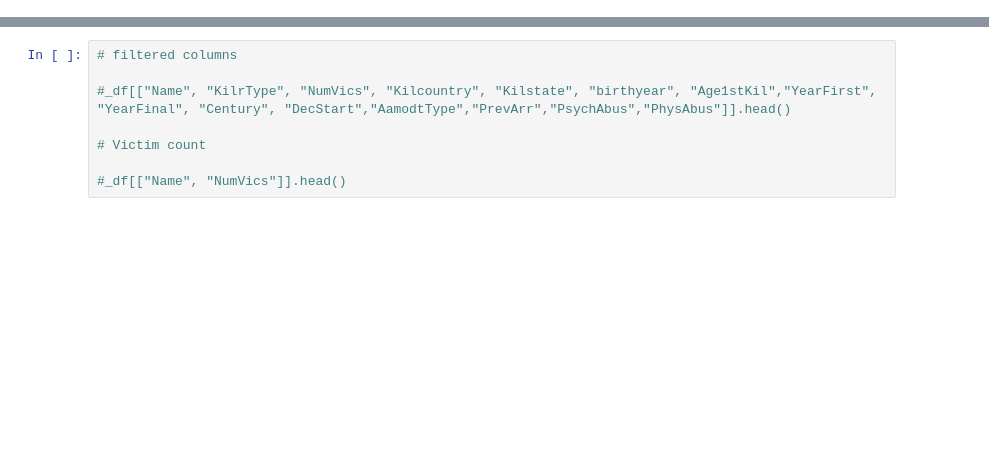
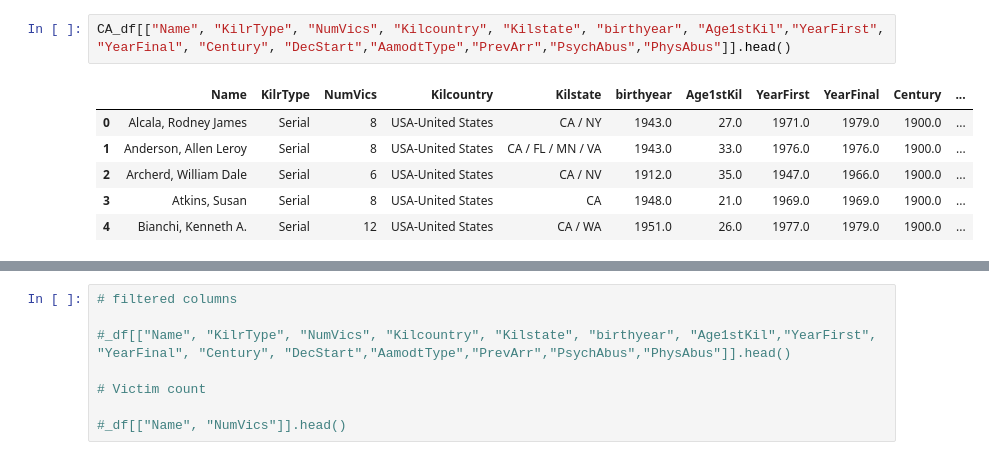
Before and after one commit to jjustin25/Crime-Project-1, a Jupyter notebook: SK_df.ipynb, the cells around one changed output, grey strips where cells are left out. Cells and saved outputs as stored; diff of their text form; blank space fills up the shorter version.

```diff
--- a/SK_df.ipynb
+++ b/SK_df.ipynb
@@ -112,0 +156,9 @@ CA_df.head()
+# %%
+CA_df[["Name", "KilrType", "NumVics", "Kilcountry", "Kilstate", "birthyear", "Age1stKil","YearFirst", "YearFinal", "Century", "DecStart","AamodtType","PrevArr","PsychAbus","PhysAbus"]].head()
+# %% [output]
+|  | Name | KilrType | NumVics | Kilcountry | Kilstate | birthyear | Age1stKil | YearFirst | YearFinal | Century | ... |
+| 0 | Alcala, Rodney James | Serial | 8 | USA-United States | CA / NY | 1943.0 | 27.0 | 1971.0 | 1979.0 | 1900.0 | ... |
+| 1 | Anderson, Allen Leroy | Serial | 8 | USA-United States | CA / FL / MN / VA | 1943.0 | 33.0 | 1976.0 | 1976.0 | 1900.0 | ... |
+| 2 | Archerd, William Dale | Serial | 6 | USA-United States | CA / NV | 1912.0 | 35.0 | 1947.0 | 1966.0 | 1900.0 | ... |
+| 3 | Atkins, Susan | Serial | 8 | USA-United States | CA | 1948.0 | 21.0 | 1969.0 | 1969.0 | 1900.0 | ... |
+| 4 | Bianchi, Kenneth A. | Serial | 12 | USA-United States | CA / WA | 1951.0 | 26.0 | 1977.0 | 1979.0 | 1900.0 | ... |
```
Also changed, not shown: parts of 163 cells of this notebook.
